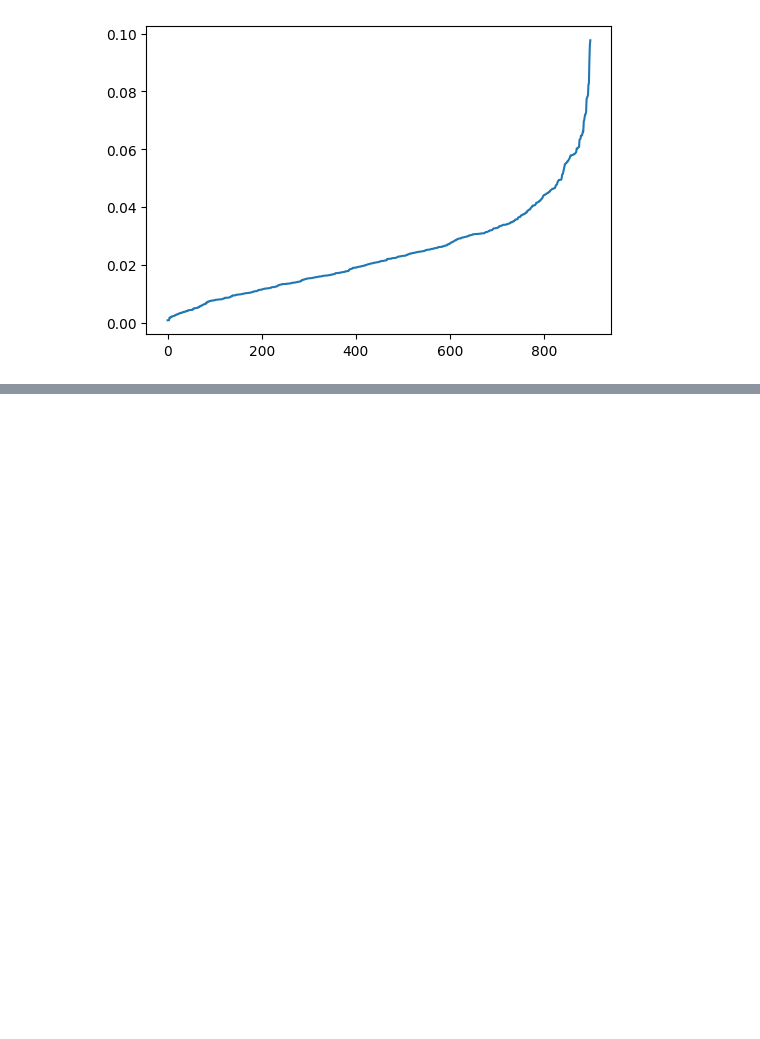
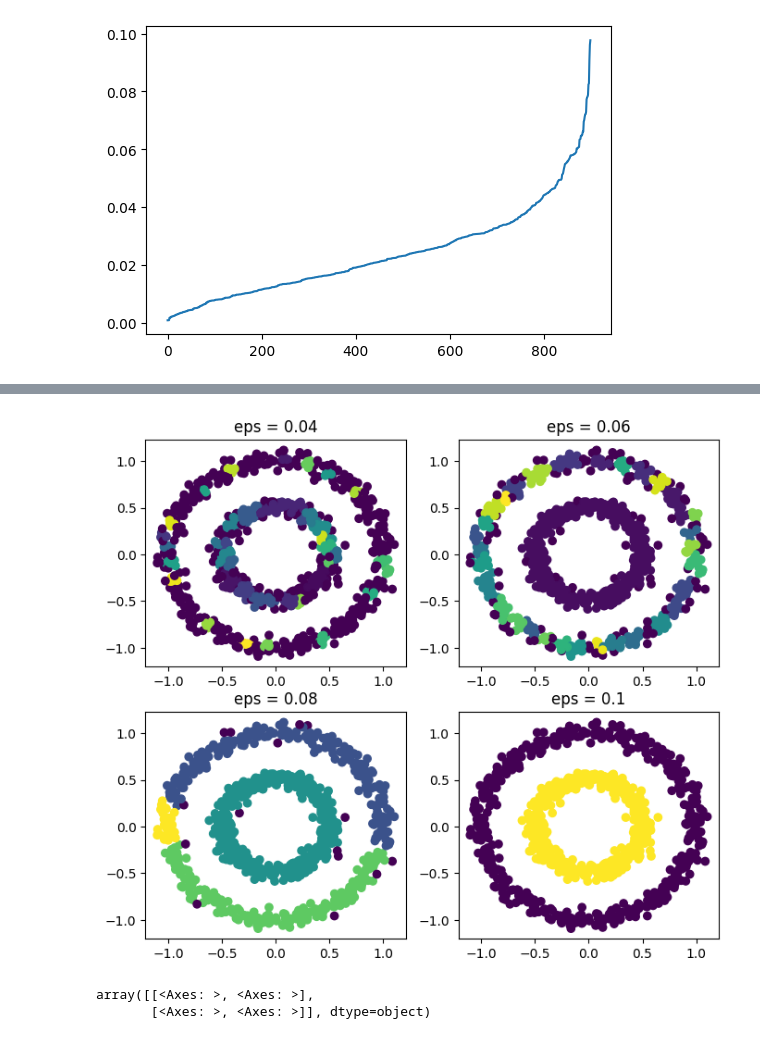
Before and after one commit to devdalloris/Homework-AI, a Jupyter notebook: lesson-29/homework/dbscan_circle.ipynb, the cells around one changed output, grey strips where cells are left out. Saved outputs shown, nothing was run; the diff lists cells and outputs as text; code cells hidden in the pictures; blank space fills up the shorter version.

```diff
--- a/lesson-29/homework/dbscan_circle.ipynb
+++ b/lesson-29/homework/dbscan_circle.ipynb
@@ -41,0 +42,40 @@ plt.show()
+# %%
+from sklearn.cluster import DBSCAN
+
+dbscan1 = DBSCAN(eps = 0.04)
+dbscan1.fit(X)
+clusters_db1 = dbscan1.fit_predict(X)
+
+dbscan2 = DBSCAN(eps = 0.06)
+dbscan2.fit(X)
+clusters_db2 = dbscan2.fit_predict(X)
+
+dbscan3 = DBSCAN(eps = 0.08)
+dbscan3.fit(X)
+clusters_db3 = dbscan3.fit_predict(X)
+
+dbscan4 = DBSCAN(eps = 0.1)
+dbscan4.fit(X)
+clusters_db4 = dbscan4.fit_predict(X)
+# %%
+fig, axes = plt.subplots(ncols=2, nrows=2, figsize=(8,7))
+plt.sca(axes[0][0])
+plt.scatter(X[:,0], X[:,1], c=clusters_db1)
+plt.title("eps = 0.04")
+plt.sca(axes[0][1])
+plt.scatter(X[:,0], X[:,1], c=clusters_db2)
+plt.title("eps = 0.06")
+plt.sca(axes[1][0])
+plt.scatter(X[:,0], X[:,1], c=clusters_db3)
+plt.title("eps = 0.08")
+plt.sca(axes[1][1])
+plt.scatter(X[:,0], X[:,1], c=clusters_db4)
+plt.title("eps = 0.1")
+plt.show()
+# %% [output]
+[figure, added]
+# %%
+axes
+# %% [output]
+array([[<Axes: >, <Axes: >],
+       [<Axes: >, <Axes: >]], dtype=object)
```
Also changed, not shown: parts of 4 cells of this notebook, 12 other files.
